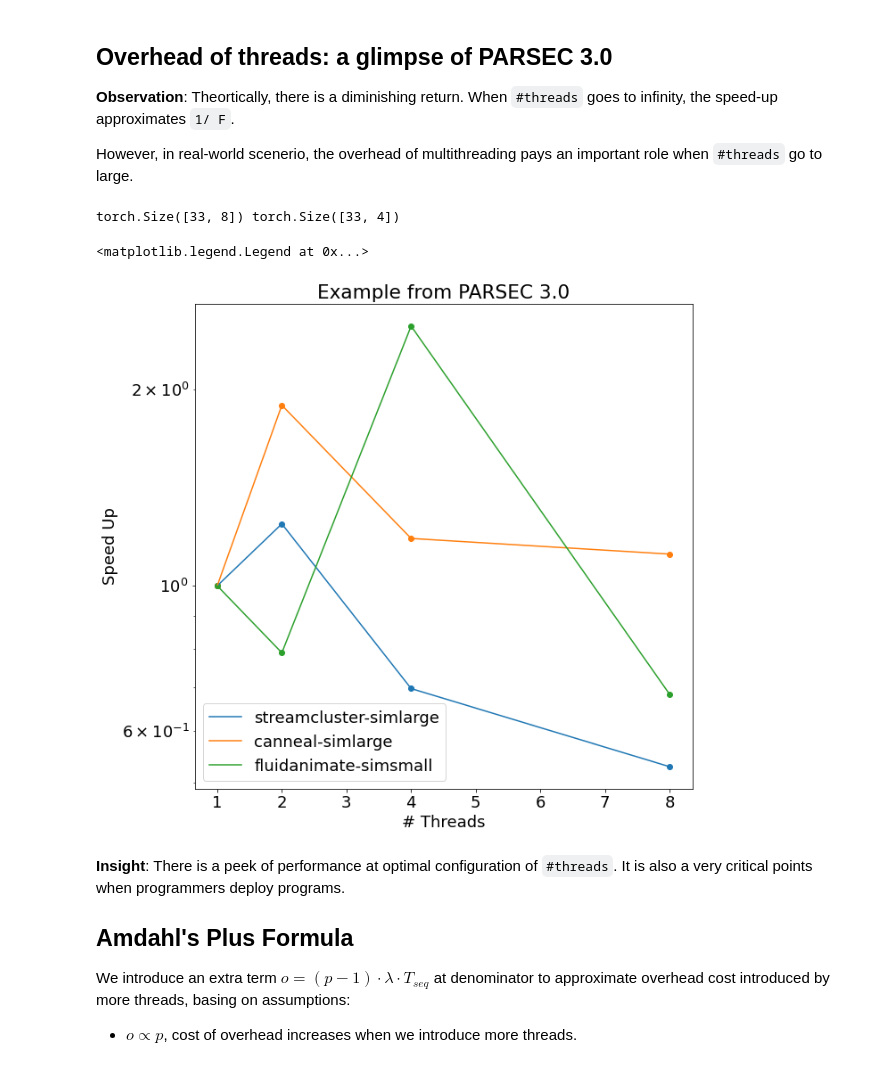
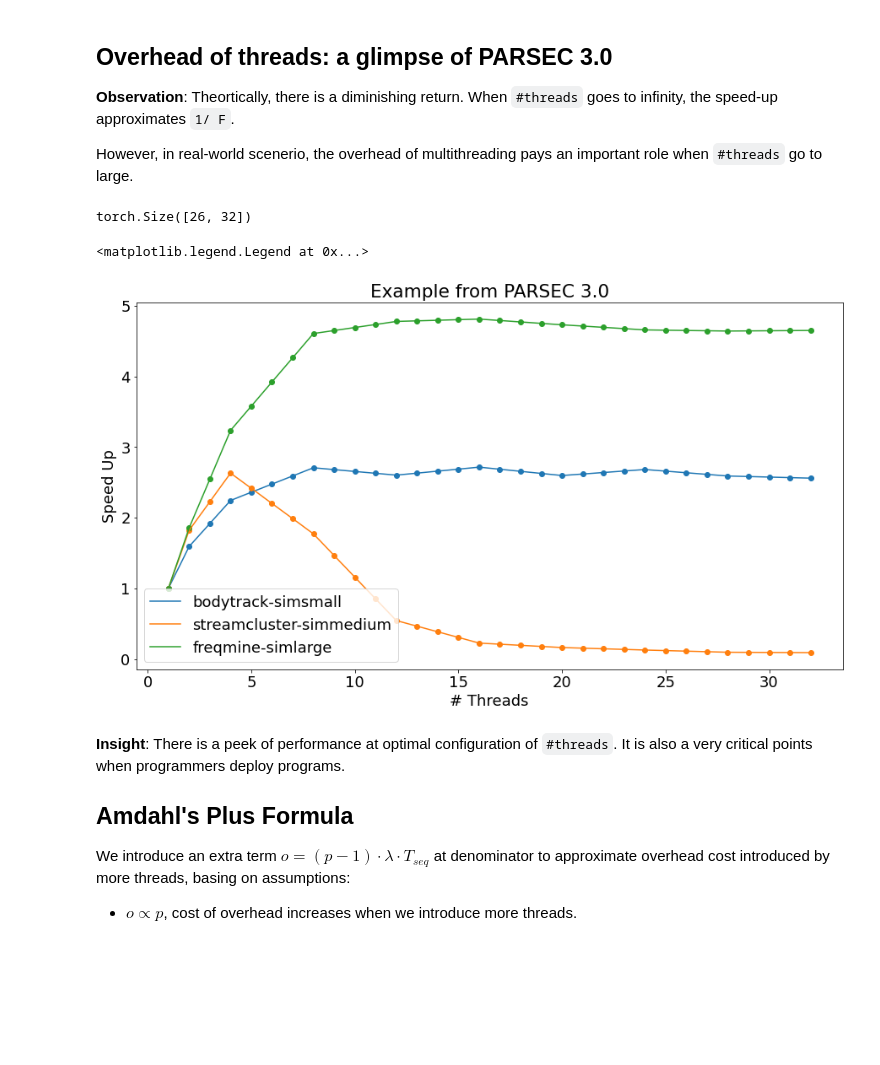
Before and after one commit to liubai01/Multicore-NYU-2021, a Jupyter notebook: Amdahl's law.ipynb, the cells around one changed output. Drawn from its saved outputs; the diff is of its cells as text; code cells hidden in the pictures; blank space fills up the shorter version.

Commit message:
Update Amdahl+ law to our new dataset

```diff
--- a/Amdahl's law.ipynb
+++ b/Amdahl's law.ipynb
@@ -61,55 +61,48 @@ plt.show()
 However, in real-world scenerio, the overhead of multithreading pays an important role when `#threads` go to large.
 # %%
 # load the data
-csv_path = os.path.join("data", "dataset.csv")
+csv_path = os.path.join("data", "data_speedup.csv")
 df = pd.read_csv(csv_path)
 dfname = df[['Name', 'Size']]
 
 # pick columns of interest
-Xdf = df[['total-instructions', 'L3-cache-misses', 'L1-data-cache-loads', 'branch-misses in %', 'L3-cache-references', 'Threads', 'IPC', 'branch-misses in %']]
-ydf = df[['Speedup']]
-Xlegend = dfname.to_numpy()[::4]
+ydf = df[['Speed Up']]
+legends = dfname.to_numpy()[::32]
 
 # convert to torch tensor to visualize
-X = torch.from_numpy(Xdf.to_numpy())
 y = torch.from_numpy(ydf.to_numpy())
 
-X_enc = []
 y_enc = []
 
-for i in range(0, X.shape[0], 4):
-    x_spl = X[i]
-    y_spl = y[i: i + 4].view(4)
+for i in range(0, y.shape[0], 32):
+    y_spl = y[i: i + 32].view(32)
 
-    X_enc.append(x_spl.numpy())
     y_enc.append(y_spl.numpy())
 
-X = torch.from_numpy(np.array(X_enc))
 y = torch.from_numpy(np.array(y_enc))
 
-print(X.size(), y.size())
+print(y.size())
 
 # plot the figure
-ts = [1, 2, 4, 8]
-idxs = [2, 11, 18]
+ts = [i for i in range(1, 33)]
+idxs = [5, 19, 15]
 
 fig = plt.figure()
 ax = fig.add_subplot(1, 1, 1)
 
 for idx in idxs:
-    ax.plot(ts, y[idx], label=Xlegend[idx, 0] + '-' + Xlegend[idx, 1])
+    ax.plot(ts, y[idx], label=legends[idx, 0] + '-' + legends[idx, 1])
     ax.scatter(ts, y[idx])
 
 plt.rcParams['figure.figsize'] = [15, 8]
 plt.title("Example from PARSEC 3.0")
-ax.set_yscale('log')
 plt.ylabel("Speed Up")
 plt.xlabel("# Threads")
 plt.legend()
 # %% [output]
-torch.Size([33, 8]) torch.Size([33, 4])
+torch.Size([26, 32])
 <matplotlib.legend.Legend at 0x...>
-[figure, old version]
+[figure, new version]
 # %% [markdown]
 **Insight**: There is a peek of performance at optimal configuration of `#threads`. It is also a very critical points when programmers deploy programs.
 
```
Also changed, not shown: parts of 3 cells of this notebook.
